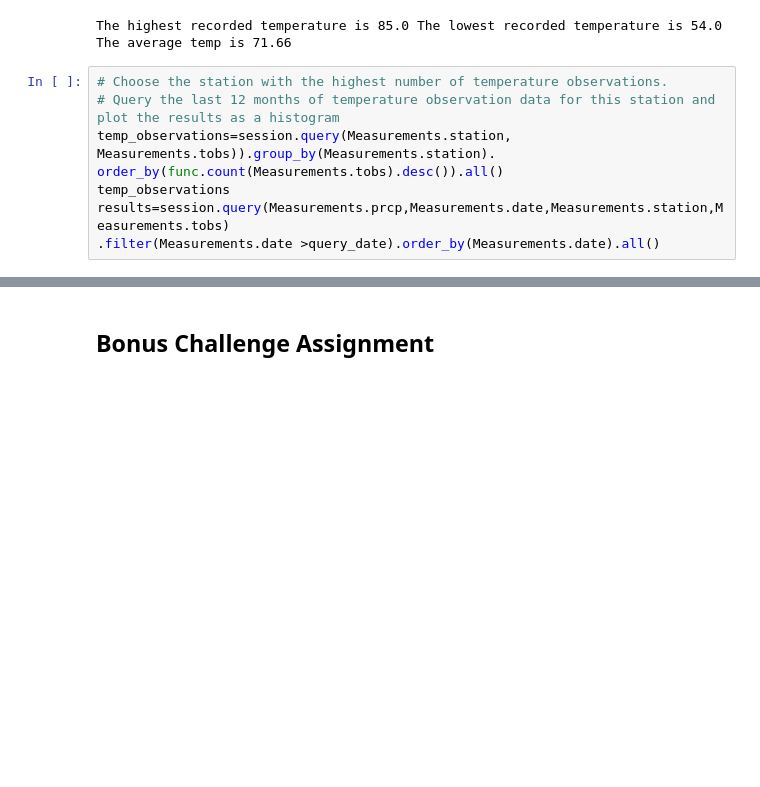
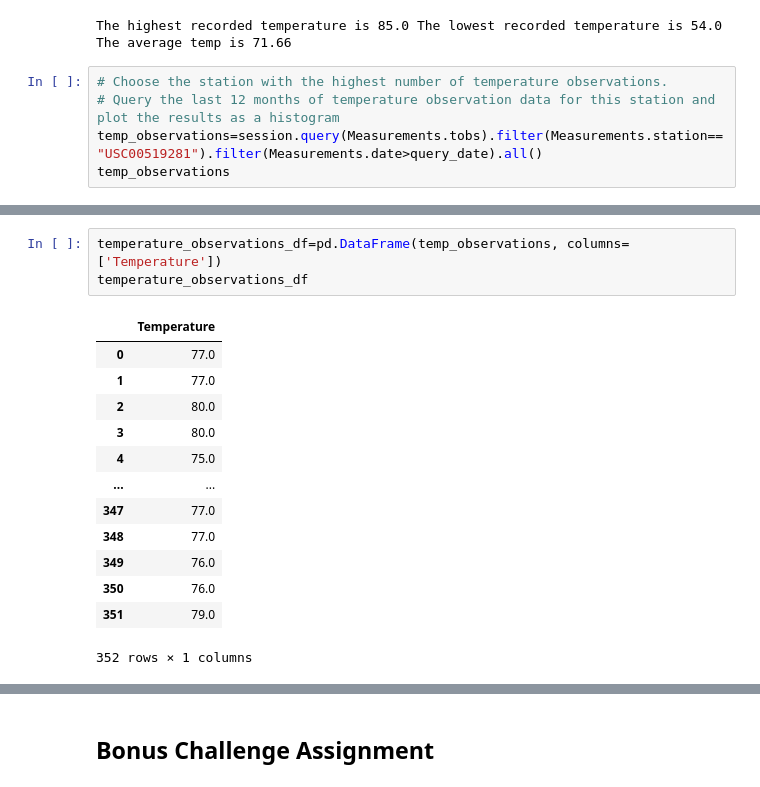
Before and after one commit to Cosette3737/SQLAlchemy, a Jupyter notebook: climate_starter.ipynb, the cells around one changed output, grey strips where cells are left out. Drawn from its saved outputs; the diff is of its cells as text; blank space fills up the shorter version.

```diff
--- a/climate_starter.ipynb
+++ b/climate_starter.ipynb
@@ -202,9 +202,6 @@ The highest recorded temperature is 85.0 The lowest recorded temperature is 54.0
 # %%
 # Choose the station with the highest number of temperature observations.
 # Query the last 12 months of temperature observation data for this station and plot the results as a histogram
-temp_observations=session.query(Measurements.station, Measurements.tobs)).group_by(Measurements.station).
-order_by(func.count(Measurements.tobs).desc()).all()
+temp_observations=session.query(Measurements.tobs).filter(Measurements.station=="USC00519281").filter(Measurements.date>query_date).all()
 temp_observations
-results=session.query(Measurements.prcp,Measurements.date,Measurements.station,Measurements.tobs)
-.filter(Measurements.date >query_date).order_by(Measurements.date).all()
 # %% [output]
@@ -219,0 +225,17 @@ results=session.query(Measurements.prcp,Measurements.date,Measurements.station,M
+# %%
+temperature_observations_df=pd.DataFrame(temp_observations, columns=['Temperature'])
+temperature_observations_df
+# %% [output]
+|  | Temperature |
+| 0 | 77.0 |
+| 1 | 77.0 |
+| 2 | 80.0 |
+| 3 | 80.0 |
+| 4 | 75.0 |
+| ... | ... |
+| 347 | 77.0 |
+| 348 | 77.0 |
+| 349 | 76.0 |
+| 350 | 76.0 |
+| 351 | 79.0 |
+352 rows × 1 columns
```
Also changed, not shown: parts of 2 cells of this notebook.
